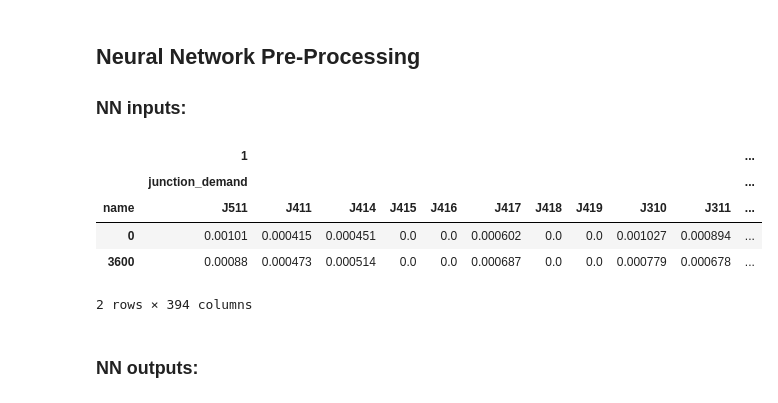
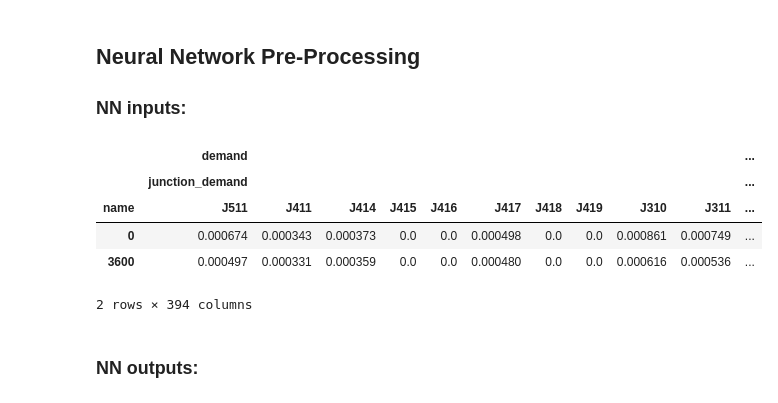
Before and after one commit to 4flixt/2019_WNTR_Surrogate_Model, a Jupyter notebook: Surrogate_Model/DNN_woClustering/DNN_woClustering_test.ipynb, the cells around one changed output. Cells and saved outputs as stored; diff of their text form; code cells hidden in the pictures.

```diff
--- a/Surrogate_Model/DNN_woClustering/DNN_woClustering_test.ipynb
+++ b/Surrogate_Model/DNN_woClustering/DNN_woClustering_test.ipynb
@@ -29,7 +34,7 @@ link_names = ctown.getLinkName()
 # %% [output]
 Not all curves were used in "../../WNTR_Model/c-town_true_network_simplified_controls.inp"; added with type None, units conversion left to user
 # %%
-file = '/home/ffiedler/tubCloud/Shared/WDN_SurrogateModels/_RESULTS/150sim_1hourSampling/results_sim_0.pkl'
+file = '/home/ffiedler/tubCloud/Shared/WDN_SurrogateModels/_RESULTS/150sim_1hourSampling/results_sim_20.pkl'
 with open(file, 'rb') as f:
     results = pickle.load(f)
 # %% [markdown]
@@ -79,32 +84,35 @@ TCValve_throttle_status = results.link['status'][nw_link_df.keys()[nw_link_df.lo
 # %%
 input_1_dict = {
     'junction_demand': junction_demand
 }
-
 nn_inputs_1 = pd.concat(input_1_dict.values(), axis=1, keys=input_1_dict.keys())
 
 input_2_dict = {
     'tank_level': tank_level,
+}
+nn_inputs_2 = pd.concat(input_2_dict.values(), axis=1, keys=input_2_dict.keys())
+
+input_3_dict = {
     'head_pump_speed': head_pump_speed_corr,
     'PRValve_dp': PRValve_dp,
     'TCValve_throttle': TCValve_throttle
 }
-
-nn_inputs_2 = pd.concat(input_2_dict.values(), axis=1, keys=input_2_dict.keys())
+nn_inputs_3 = pd.concat(input_3_dict.values(), axis=1, keys=input_3_dict.keys())
 
 nn_input_dict = {
-    '1': nn_inputs_1,
-    '2': nn_inputs_2
+    'demand': nn_inputs_1,
+    'states': nn_inputs_2,
+    'inputs': nn_inputs_3,
 }
 nn_input = pd.concat(nn_input_dict.values(), axis=1, keys=nn_input_dict.keys())
 
 nn_input.head(2)
 # %% [output]
-|  | 1 |  |  |  |  |  |  |  |  |  | ... |
+|  | demand |  |  |  |  |  |  |  |  |  | ... |
 |  | junction_demand |  |  |  |  |  |  |  |  |  | ... |
 | name | J511 | J411 | J414 | J415 | J416 | J417 | J418 | J419 | J310 | J311 | ... |
-| 0 | 0.00101 | 0.000415 | 0.000451 | 0.0 | 0.0 | 0.000602 | 0.0 | 0.0 | 0.001027 | 0.000894 | ... |
-| 3600 | 0.00088 | 0.000473 | 0.000514 | 0.0 | 0.0 | 0.000687 | 0.0 | 0.0 | 0.000779 | 0.000678 | ... |
+| 0 | 0.000674 | 0.000343 | 0.000373 | 0.0 | 0.0 | 0.000498 | 0.0 | 0.0 | 0.000861 | 0.000749 | ... |
+| 3600 | 0.000497 | 0.000331 | 0.000359 | 0.0 | 0.0 | 0.000480 | 0.0 | 0.0 | 0.000616 | 0.000536 | ... |
 2 rows × 394 columns
 # %% [markdown]
 ### NN outputs:
```
Also changed, not shown: parts of 24 cells of this notebook.
